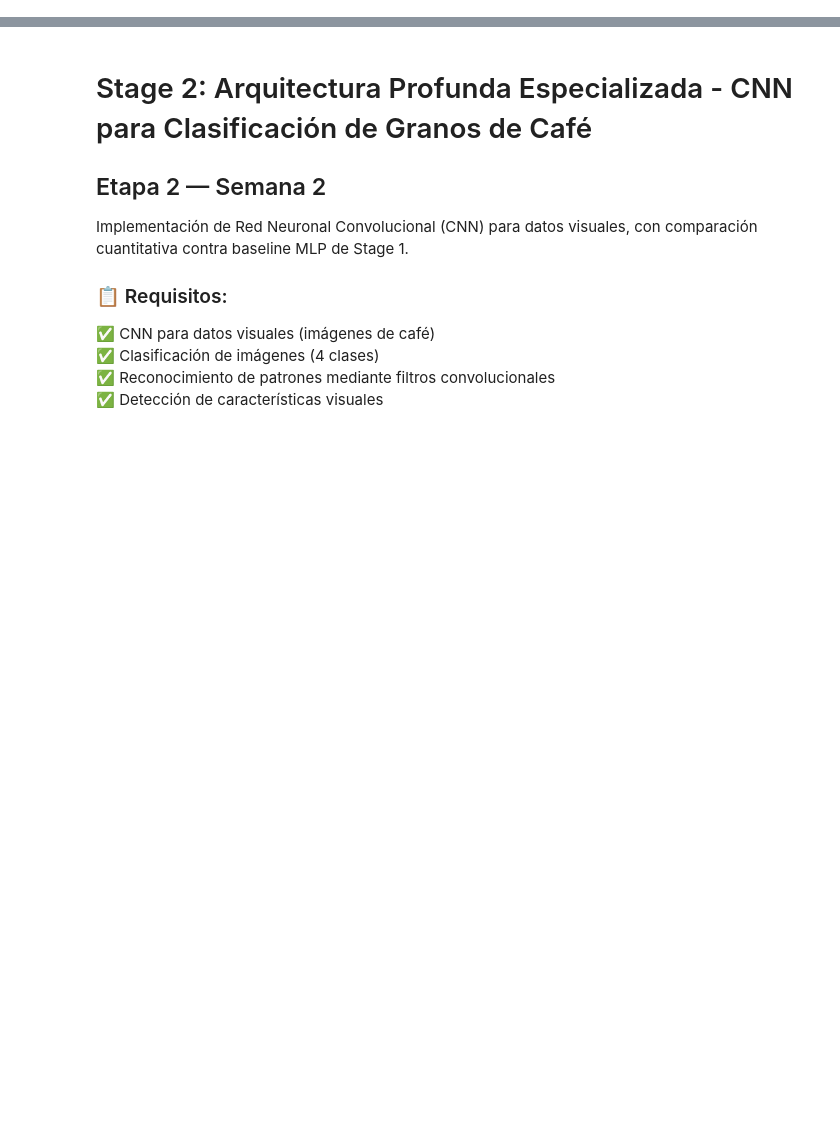
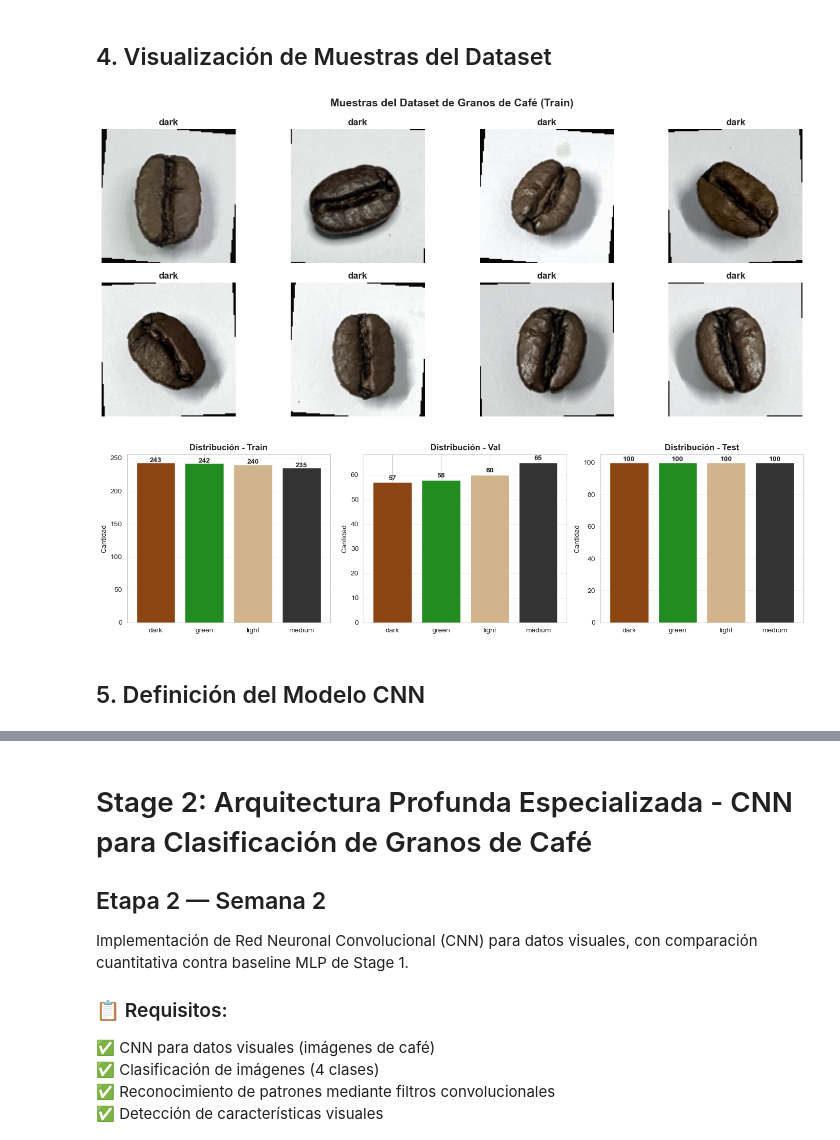
Before and after one commit to gerardoportillodev/deep_coffee_project, a Jupyter notebook: notebooks/02_stage2_cnn.ipynb, the cells around one changed output, grey strips where cells are left out. Saved outputs shown, nothing was run; the diff lists cells and outputs as text; code cells hidden in the pictures; blank space fills up the shorter version.

```diff
--- a/notebooks/02_stage2_cnn.ipynb
+++ b/notebooks/02_stage2_cnn.ipynb
@@ -0,0 +238,54 @@
+# %% [markdown]
+## 4. Visualización de Muestras del Dataset
+# %%
+# Visualizar ejemplos de cada clase
+fig, axes = plt.subplots(2, 4, figsize=(14, 6))
+fig.suptitle('Muestras del Dataset de Granos de Café (Train)', fontsize=14, fontweight='bold')
+
+# Revertir normalizaciones para visualizar
+def denormalize(tensor):
+    tensor = tensor.clone()
+    tensor[0] = tensor[0] * 0.229 + 0.485
+    tensor[1] = tensor[1] * 0.224 + 0.456
+    tensor[2] = tensor[2] * 0.225 + 0.406
+    return torch.clamp(tensor, 0, 1)
+
+plot_idx = 0
+for i in range(len(train_full_dataset)):
+    if plot_idx >= len(axes.flat):
+        break
+
+    img, label = train_full_dataset[i]
+    img_viz = denormalize(img)
+    img_np = img_viz.permute(1, 2, 0).numpy()
+
+    ax = axes.flat[plot_idx]
+    ax.imshow(img_np)
+    ax.set_title(f"{CLASS_NAMES[label]}", fontweight='bold')
+    ax.axis('off')
+
+    plot_idx += 1
+
+plt.tight_layout()
+plt.show()
+
+# Gráfico de distribución de clases
+fig, axes = plt.subplots(1, 3, figsize=(14, 4))
+
+for ax_idx, (dist, split_name) in enumerate([(train_dist, 'Train'), (val_dist, 'Val'), (test_dist, 'Test')]):
+    counts = [dist.get(i, 0) for i in range(NUM_CLASSES)]
+    axes[ax_idx].bar(CLASS_NAMES, counts, color=['#8B4513', '#228B22', '#D2B48C', '#333333'])
+    axes[ax_idx].set_title(f'Distribución - {split_name}', fontweight='bold')
+    axes[ax_idx].set_ylabel('Cantidad')
+    axes[ax_idx].grid(axis='y', alpha=0.3)
+
+    for i, count in enumerate(counts):
+        axes[ax_idx].text(i, count + 1, str(count), ha='center', fontweight='bold')
+
+plt.tight_layout()
+plt.show()
+# %% [output]
+[figure, added]
+[figure, added]
+# %% [markdown]
+## 5. Definición del Modelo CNN
```
Also changed, not shown: parts of 21 cells of this notebook.
